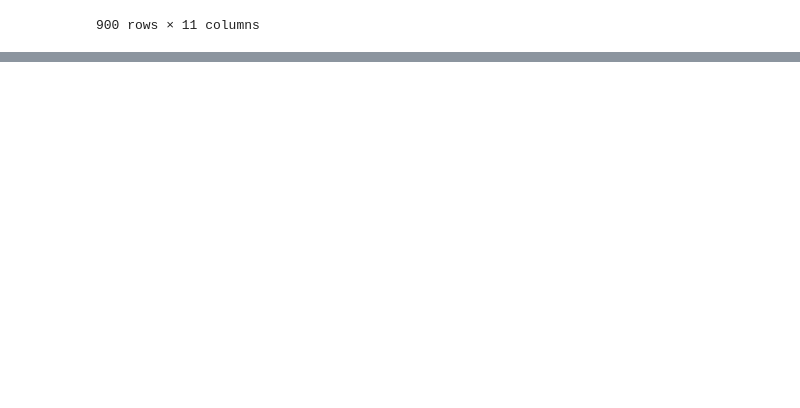
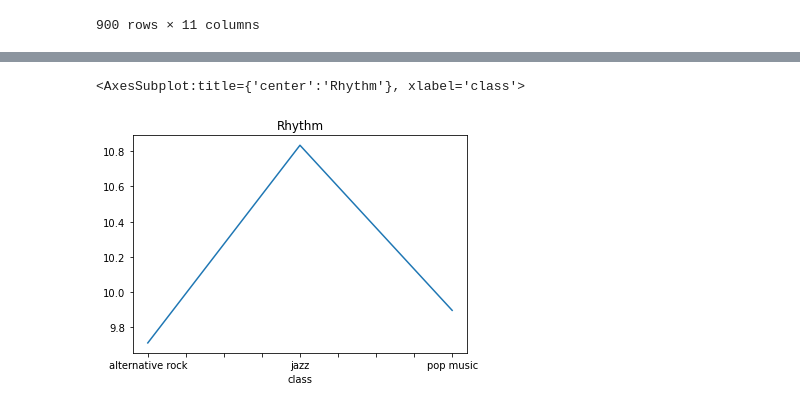
Before and after one commit to MikoTansingco/CSMODEL-Project-2, a Jupyter notebook: CSMODEL_Project_2.ipynb, the cells around one changed output, grey strips where cells are left out. Cells and saved outputs as stored; diff of their text form; code cells hidden in the pictures; blank space fills up the shorter version.

```diff
--- a/CSMODEL_Project_2.ipynb
+++ b/CSMODEL_Project_2.ipynb
@@ -141,0 +194,5 @@ memory usage: 84.4+ KB
+# %%
+df3.groupby('class')['rythm'].mean().plot(title='Rhythm')
+# %% [output]
+<AxesSubplot:title={'center':'Rhythm'}, xlabel='class'>
+[figure, added]
```
Also changed, not shown: parts of 48 cells of this notebook.
